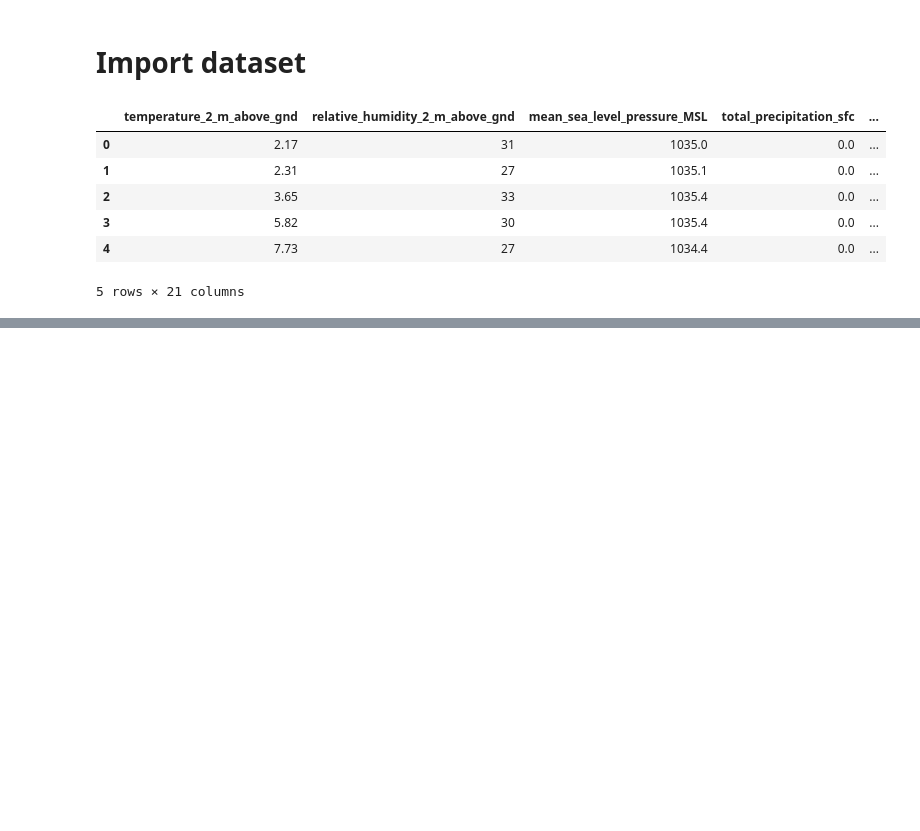
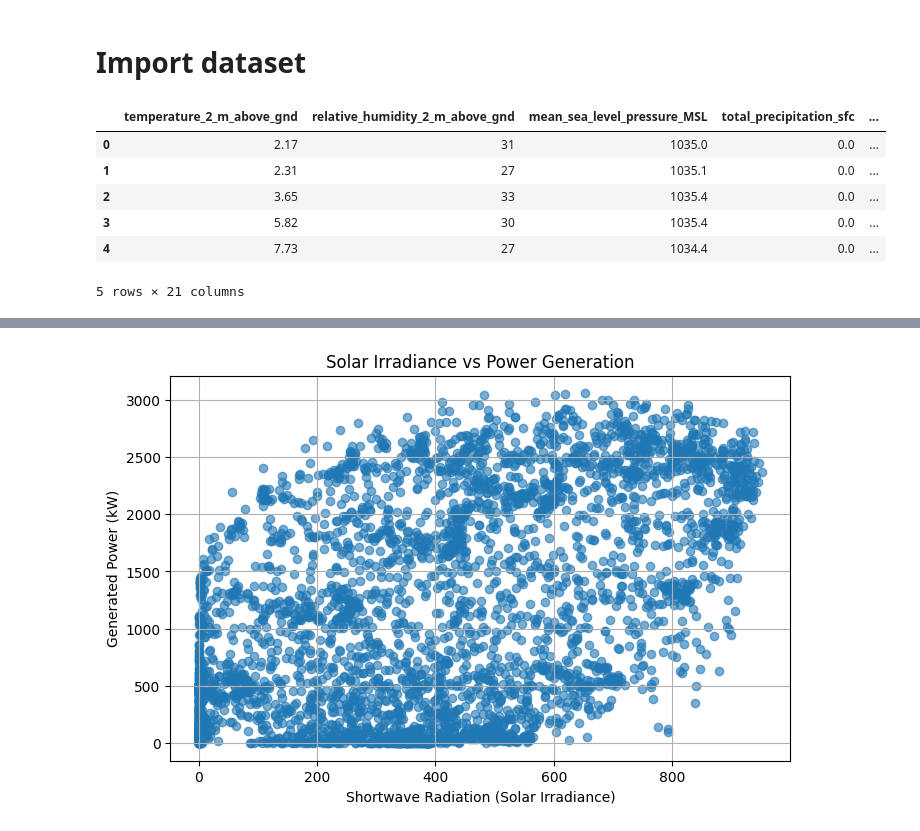
Before and after one commit to codervipul775/Intelligent-Solar-Energy-Generation-Forecasting, a Jupyter notebook: notebooks/data.ipynb, the cells around one changed output, grey strips where cells are left out. Drawn from its saved outputs; the diff is of its cells as text; code cells hidden in the pictures; blank space fills up the shorter version.

Commit message:
impv: Data cleaning and correlation identification

```diff
--- a/notebooks/data.ipynb
+++ b/notebooks/data.ipynb
@@ -14,7 +17,7 @@ import seaborn as sns
 # %% [markdown]
 # Import dataset
 # %%
-df = pd.read_csv("./data/spg.csv")
+df = pd.read_csv("../data/spg.csv")
 df.head()
 # %% [output]
 |  | temperature_2_m_above_gnd | relative_humidity_2_m_above_gnd | mean_sea_level_pressure_MSL | total_precipitation_sfc | ... |
@@ -26,0 +43,2 @@ df.head()
+# %%
+df = df.drop_duplicates()
@@ -26,0 +99,12 @@ df.head()
+# %%
+import matplotlib.pyplot as plt
+
+plt.figure(figsize=(8,5))
+plt.scatter(df["shortwave_radiation_backwards_sfc"], df["generated_power_kw"], alpha=0.6)
+plt.xlabel("Shortwave Radiation (Solar Irradiance)")
+plt.ylabel("Generated Power (kW)")
+plt.title("Solar Irradiance vs Power Generation")
+plt.grid(True)
+plt.show()
+# %% [output]
+[figure, added]
```
Also changed, not shown: parts of 14 cells of this notebook.
